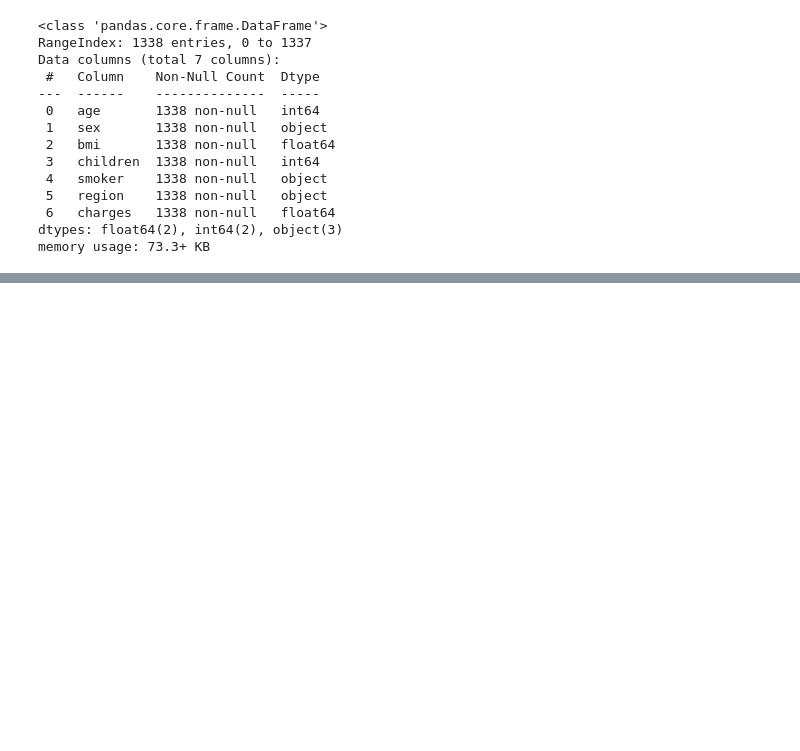
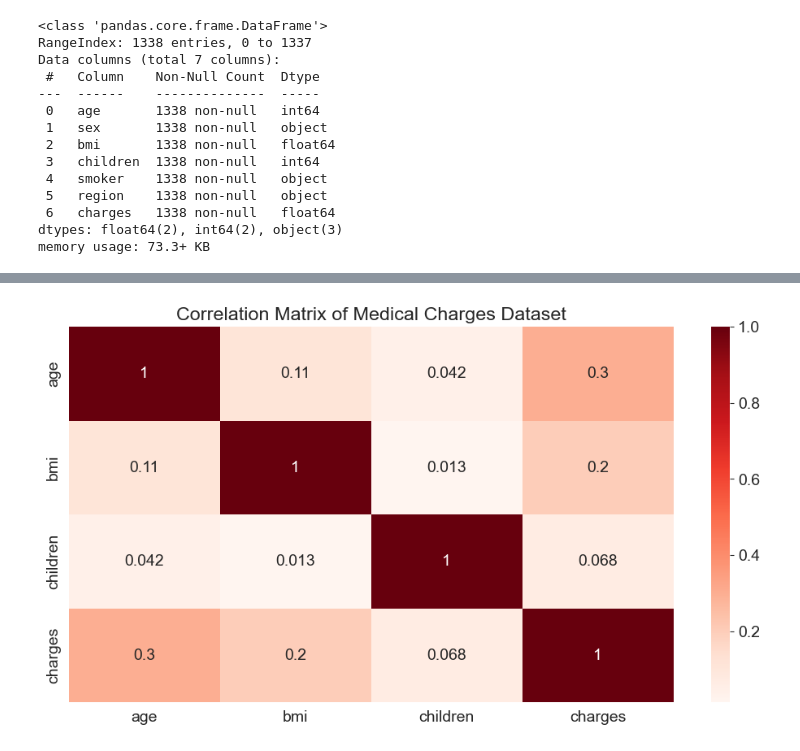
Before and after one commit to Abdllahy/annual-medical-expenditure, a Jupyter notebook: main.ipynb, the cells around one changed output, grey strips where cells are left out. Cells and saved outputs as stored; diff of their text form; code cells hidden in the pictures; blank space fills up the shorter version.

```diff
--- a/main.ipynb
+++ b/main.ipynb
@@ -63,0 +76,6 @@ NameError: name 'medical_df' is not defined
+# %%
+# setting the style of the plots
+sns.set_style('darkgrid')
+matplotlib.rcParams['font.size'] = 14
+matplotlib.rcParams['figure.figsize'] = (12, 6)
+matplotlib.rcParams['figure.facecolor'] = '#00000000'
@@ -63,0 +316,9 @@ NameError: name 'medical_df' is not defined
+# %%
+# visualizing the correlation matrix using seaborn
+sns.heatmap(medical_df.select_dtypes(include=[np.number]).corr(),
+            cmap='Reds',
+            annot=True)
+plt.title('Correlation Matrix of Medical Charges Dataset')
+plt.show()
+# %% [output]
+[figure, added]
```
Also changed, not shown: parts of 41 cells of this notebook.
